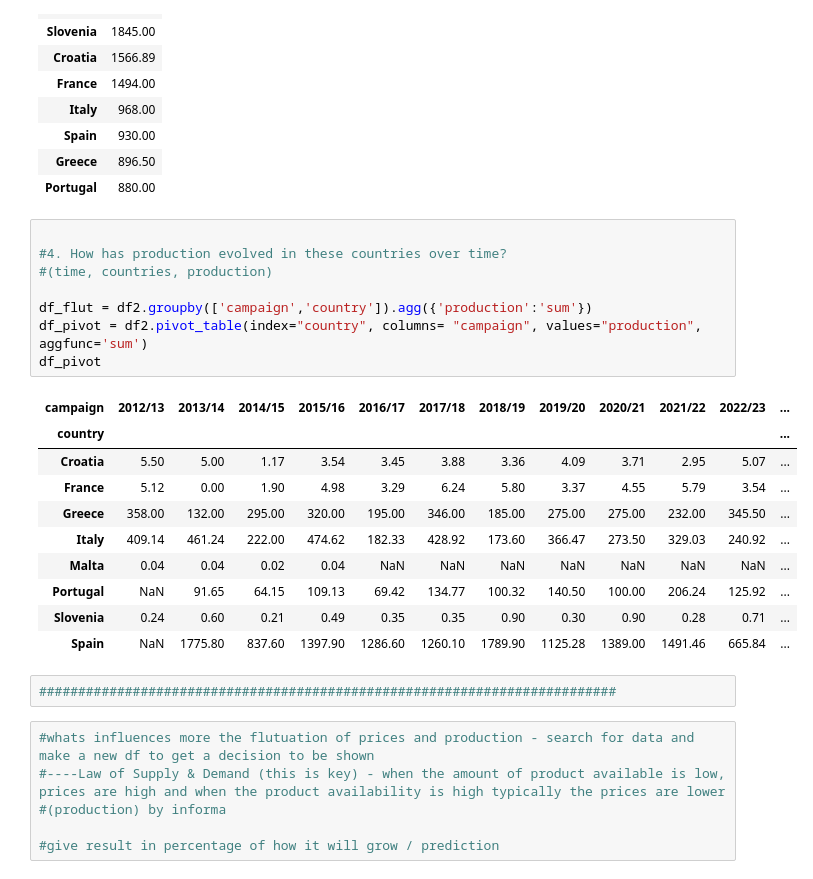
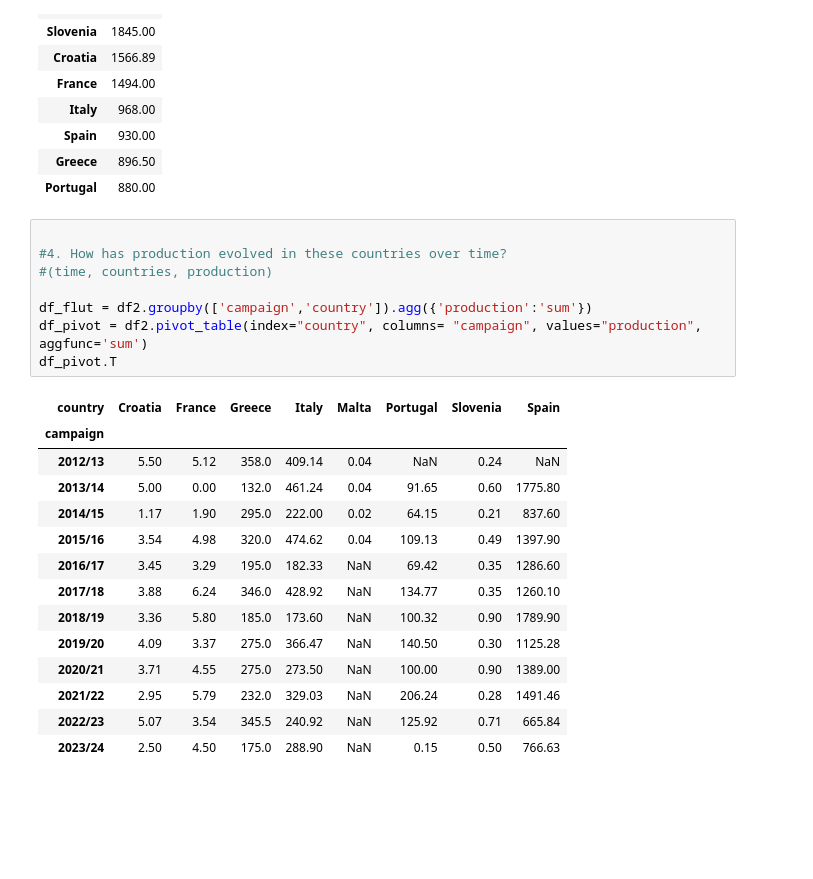
Before and after one commit to guinascim/olive_oil, a Jupyter notebook: Project.ipynb, the cells around one changed output. Saved outputs shown, nothing was run; the diff lists cells and outputs as text; blank space fills up the shorter version.

```diff
--- a/Project.ipynb
+++ b/Project.ipynb
@@ -131,27 +132,23 @@ df_sales.sort_values(by= 'price', axis=0, ascending=False)
 # %%
 
 #4. How has production evolved in these countries over time?
 #(time, countries, production)
 
 df_flut = df2.groupby(['campaign','country']).agg({'production':'sum'})
 df_pivot = df2.pivot_table(index="country", columns= "campaign", values="production", aggfunc='sum')
-df_pivot
+df_pivot.T
 # %% [output]
-| campaign | 2012/13 | 2013/14 | 2014/15 | 2015/16 | 2016/17 | 2017/18 | 2018/19 | 2019/20 | 2020/21 | 2021/22 | 2022/23 | ... |
-| country |  |  |  |  |  |  |  |  |  |  |  | ... |
-| Croatia | 5.50 | 5.00 | 1.17 | 3.54 | 3.45 | 3.88 | 3.36 | 4.09 | 3.71 | 2.95 | 5.07 | ... |
-| France | 5.12 | 0.00 | 1.90 | 4.98 | 3.29 | 6.24 | 5.80 | 3.37 | 4.55 | 5.79 | 3.54 | ... |
-| Greece | 358.00 | 132.00 | 295.00 | 320.00 | 195.00 | 346.00 | 185.00 | 275.00 | 275.00 | 232.00 | 345.50 | ... |
-| Italy | 409.14 | 461.24 | 222.00 | 474.62 | 182.33 | 428.92 | 173.60 | 366.47 | 273.50 | 329.03 | 240.92 | ... |
-| Malta | 0.04 | 0.04 | 0.02 | 0.04 | NaN | NaN | NaN | NaN | NaN | NaN | NaN | ... |
-| Portugal | NaN | 91.65 | 64.15 | 109.13 | 69.42 | 134.77 | 100.32 | 140.50 | 100.00 | 206.24 | 125.92 | ... |
-| Slovenia | 0.24 | 0.60 | 0.21 | 0.49 | 0.35 | 0.35 | 0.90 | 0.30 | 0.90 | 0.28 | 0.71 | ... |
-| Spain | NaN | 1775.80 | 837.60 | 1397.90 | 1286.60 | 1260.10 | 1789.90 | 1125.28 | 1389.00 | 1491.46 | 665.84 | ... |
+| country | Croatia | France | Greece | Italy | Malta | Portugal | Slovenia | Spain |
+| campaign |  |  |  |  |  |  |  |  |
+| 2012/13 | 5.50 | 5.12 | 358.0 | 409.14 | 0.04 | NaN | 0.24 | NaN |
+| 2013/14 | 5.00 | 0.00 | 132.0 | 461.24 | 0.04 | 91.65 | 0.60 | 1775.80 |
+| 2014/15 | 1.17 | 1.90 | 295.0 | 222.00 | 0.02 | 64.15 | 0.21 | 837.60 |
+| 2015/16 | 3.54 | 4.98 | 320.0 | 474.62 | 0.04 | 109.13 | 0.49 | 1397.90 |
+| 2016/17 | 3.45 | 3.29 | 195.0 | 182.33 | NaN | 69.42 | 0.35 | 1286.60 |
+| 2017/18 | 3.88 | 6.24 | 346.0 | 428.92 | NaN | 134.77 | 0.35 | 1260.10 |
+| 2018/19 | 3.36 | 5.80 | 185.0 | 173.60 | NaN | 100.32 | 0.90 | 1789.90 |
+| 2019/20 | 4.09 | 3.37 | 275.0 | 366.47 | NaN | 140.50 | 0.30 | 1125.28 |
+| 2020/21 | 3.71 | 4.55 | 275.0 | 273.50 | NaN | 100.00 | 0.90 | 1389.00 |
+| 2021/22 | 2.95 | 5.79 | 232.0 | 329.03 | NaN | 206.24 | 0.28 | 1491.46 |
+| 2022/23 | 5.07 | 3.54 | 345.5 | 240.92 | NaN | 125.92 | 0.71 | 665.84 |
+| 2023/24 | 2.50 | 4.50 | 175.0 | 288.90 | NaN | 0.15 | 0.50 | 766.63 |
-# %%
-##########################################################################
-# %%
-#whats influences more the flutuation of prices and production - search for data and make a new df to get a decision to be shown
-#----Law of Supply & Demand (this is key) - when the amount of product available is low, prices are high and when the product availability is high typically the prices are lower
-#(production) by informa
-
-#give result in percentage of how it will grow / prediction
```
Also changed, not shown: parts of 8 cells of this notebook.
